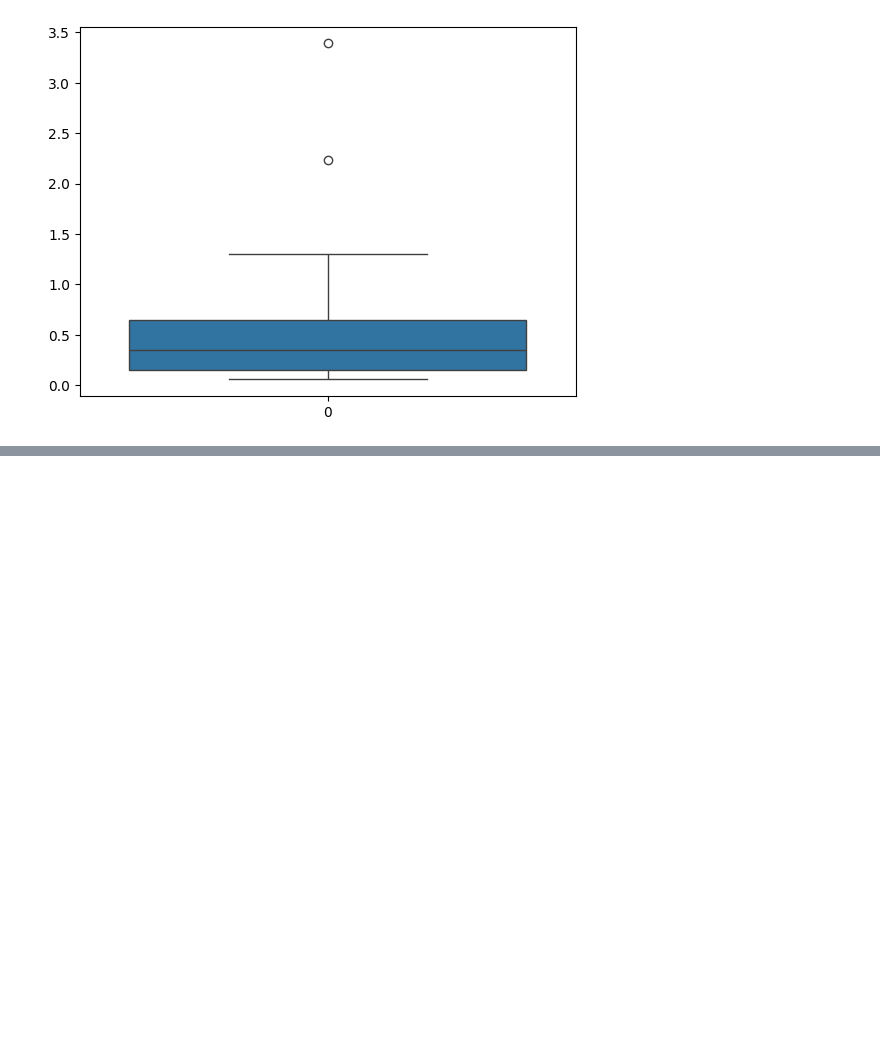
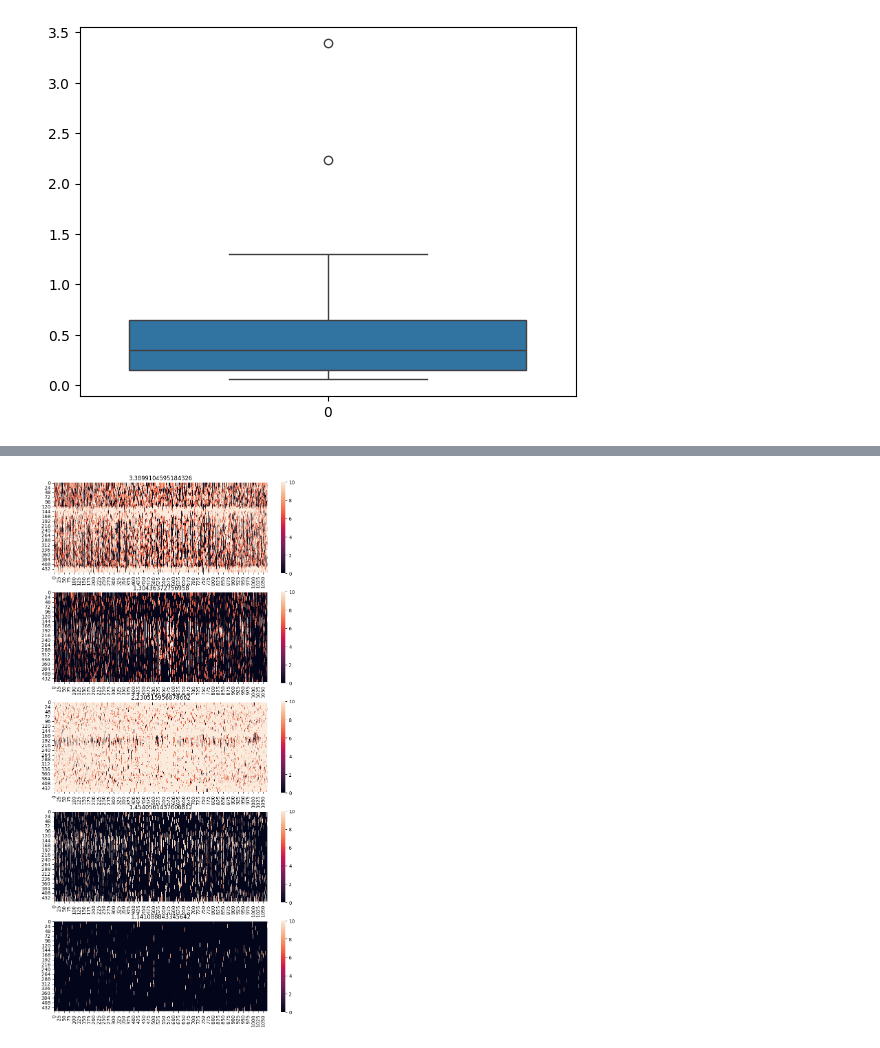
Before and after one commit to aimarvi/triplen, a Jupyter notebook: exploring_data.ipynb, the cells around one changed output, grey strips where cells are left out. Saved outputs shown, nothing was run; the diff lists cells and outputs as text; code cells hidden in the pictures; blank space fills up the shorter version.

```diff
--- a/exploring_data.ipynb
+++ b/exploring_data.ipynb
@@ -65,0 +85,12 @@ ValueError: The truth value of an array with more than one element is ambiguous.
+# %%
+df = data[(data['unit_type']==1) & (data['snr']>1)]
+
+fig,axes = plt.subplots(5,1,figsize=(10,20))
+
+for i in range(5):
+    dat = df.iloc[i]['img_psth']
+    sns.heatmap(dat, square=True, vmax=10, ax=axes[i])
+    # axes[i].axis("off")
+    axes[i].set_title(f'{df.iloc[i]['snr']}')
+# %% [output]
+[figure, added]
```
Also changed, not shown: parts of 5 cells of this notebook, 1 other file.
